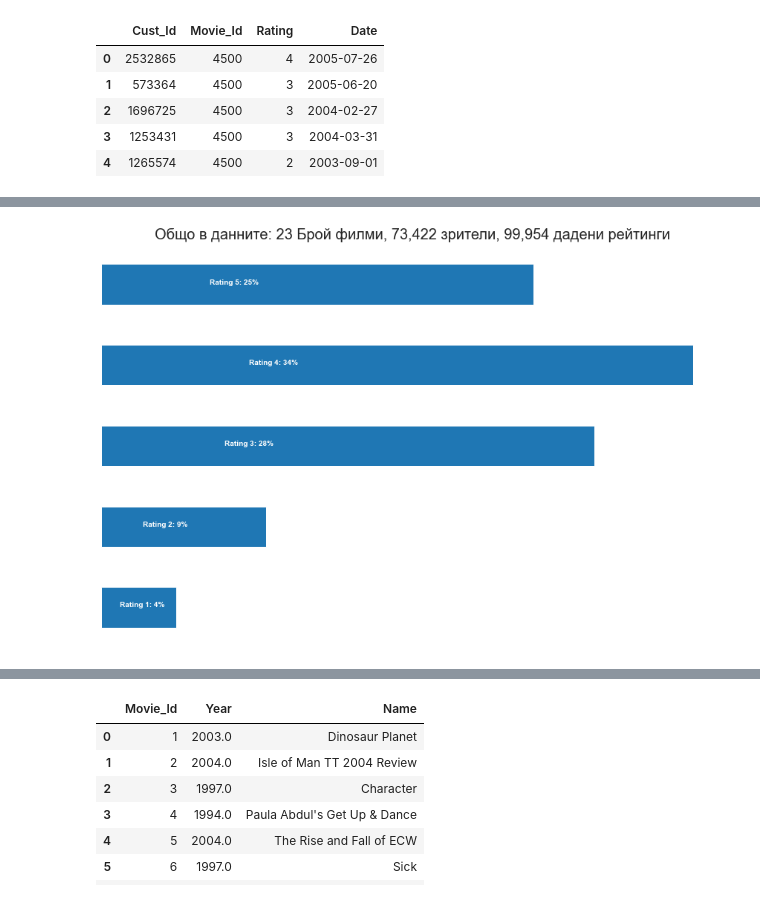
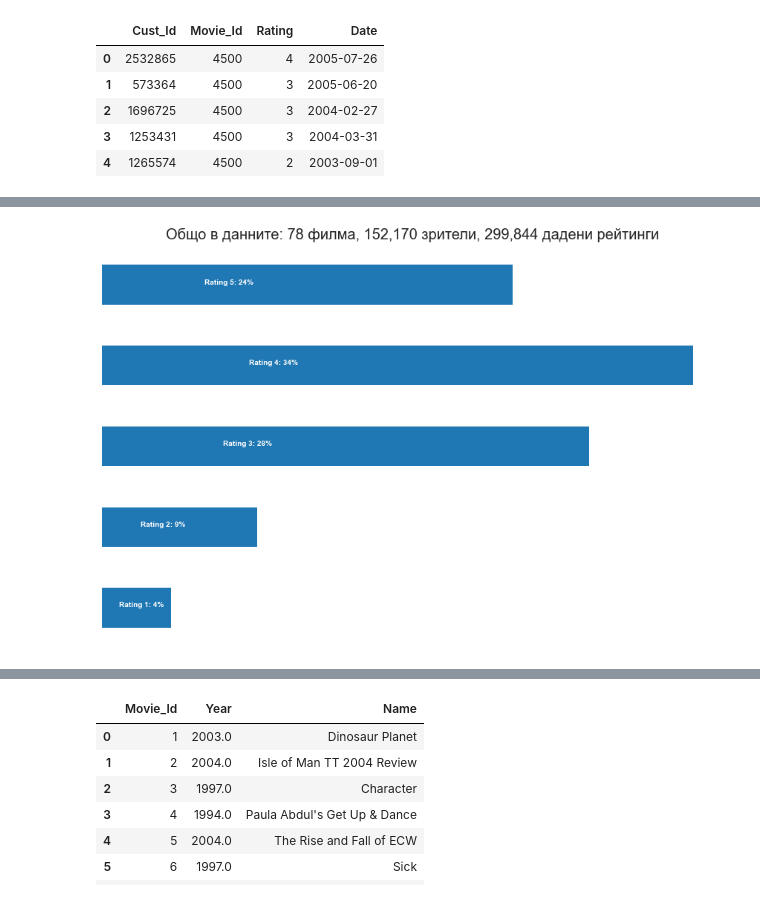
Before and after one commit to karamanev/recomendations, a Jupyter notebook: Course project.ipynb, the cells around one changed output, grey strips where cells are left out. Saved outputs shown, nothing was run; the diff lists cells and outputs as text; code cells hidden in the pictures.

```diff
--- a/Course project.ipynb
+++ b/Course project.ipynb
@@ -41,5 +49,5 @@ sns.set_style("darkgrid")
 # %%
-def readFile(file_path, rows=100000):
+def readFile(file_path, rows):
     data_dict = {'Cust_Id' : [], 'Movie_Id' : [], 'Rating' : [], 'Date' : []}
     f = open(file_path, "r")
     count = 0
@@ -61,4 +69,4 @@ def readFile(file_path, rows=100000):
 
     return pd.DataFrame(data_dict)
 # %%
-df = readFile('combined_data.txt', rows=100000)
+df = readFile('combined_data.txt', rows=300000)
@@ -141,17 +118,17 @@ Name: Movie_Id, dtype: int64
 # %%
 ratings = df.groupby('Rating')['Rating'].agg(['count'])
 
 # get customer count
 cust_count = df['Cust_Id'].nunique() - movie_count
 
 # get rating count
 rating_count = df['Cust_Id'].count() - movie_count
 
 ax = ratings.plot(kind = 'barh', legend = False, figsize = (15,10))
-plt.title('Общо в данните: {:,} Брой филми, {:,} зрители, {:,} дадени рейтинги'.format(movie_count, cust_count, rating_count), fontsize=20)
+plt.title('Общо в данните: {:,} филма, {:,} зрители, {:,} дадени рейтинги'.format(movie_count, cust_count, rating_count), fontsize=20)
 plt.axis('off')
 
 for i in range(1,6):
     ax.text(ratings.iloc[i-1][0]/4, i-1, 'Rating {}: {:.0f}%'.format(i, ratings.iloc[i-1][0]*100 / ratings.sum()[0]), color = 'white', weight = 'bold')
 # %% [output]
-[figure, old version]
+[figure, new version]
```
Also changed, not shown: parts of 38 cells of this notebook.
